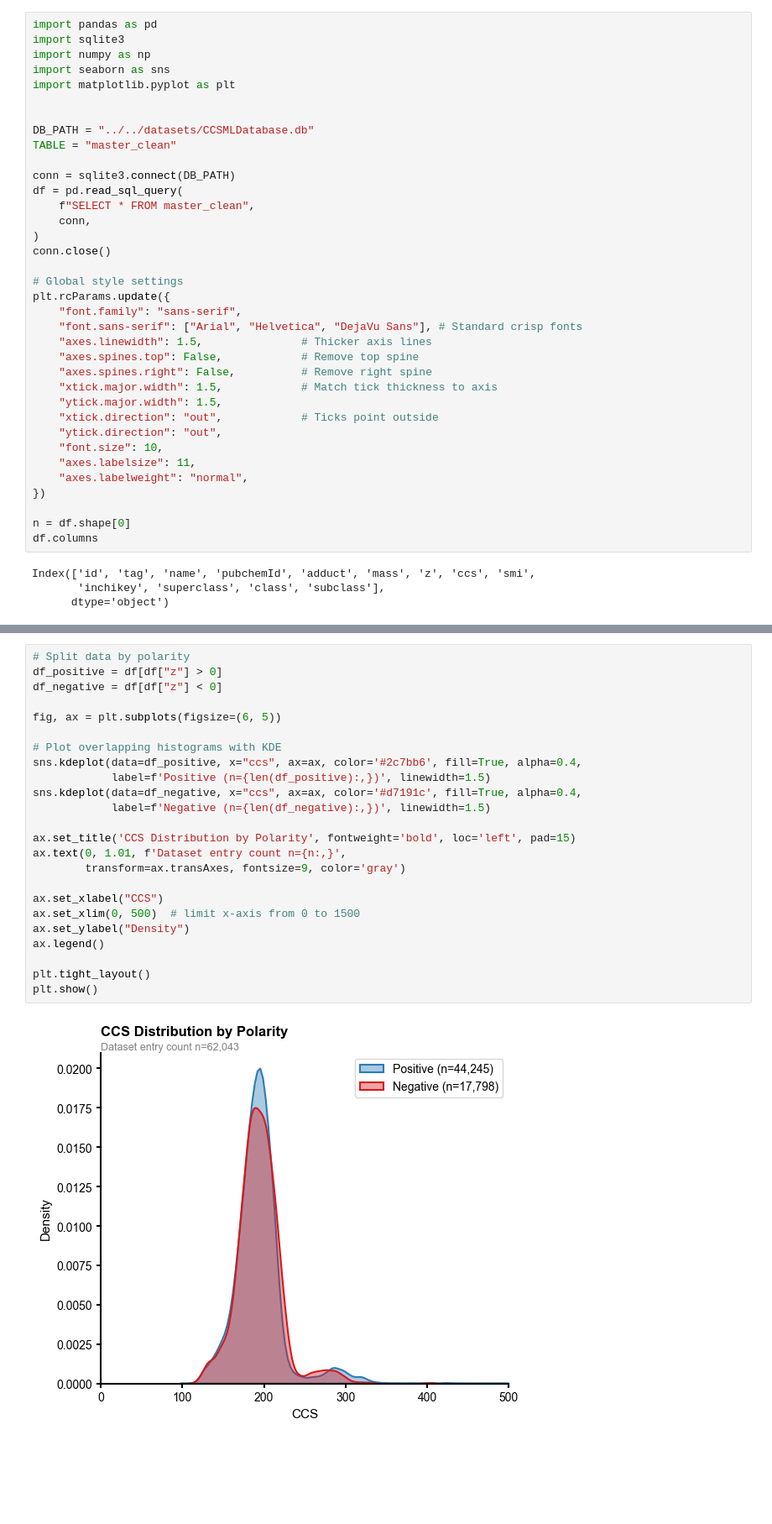
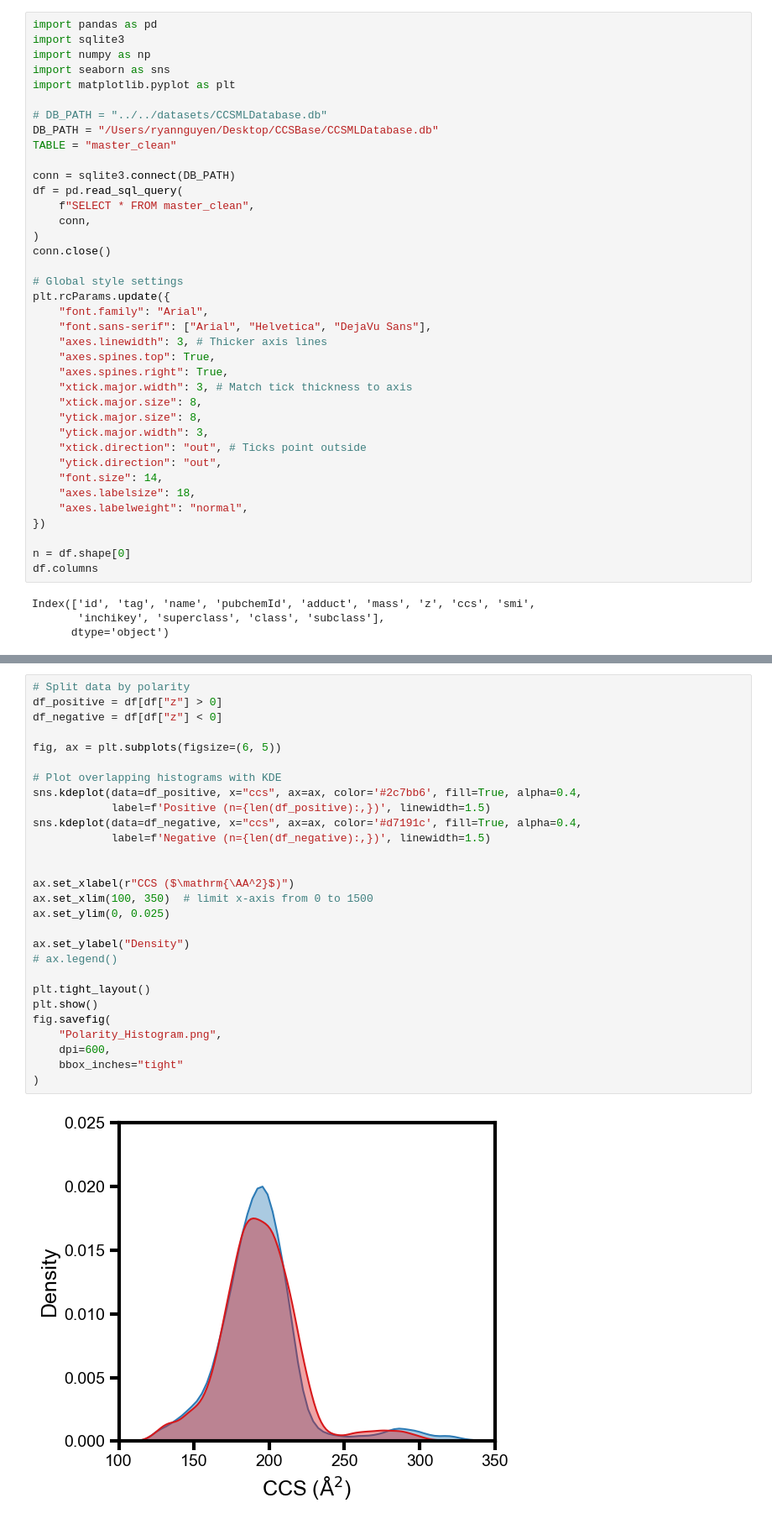
Before and after one commit to abant07/ccsbase2, a Jupyter notebook: analysis/compiled dataset analysis/charge_state_analysis.ipynb, the cells around one changed output, grey strips where cells are left out. Shown at 84% size. Drawn from its saved outputs; the diff is of its cells as text; blank space fills up the shorter version.

```diff
--- a/analysis/compiled dataset analysis/charge_state_analysis.ipynb
+++ b/analysis/compiled dataset analysis/charge_state_analysis.ipynb
@@ -5,8 +7,8 @@ import numpy as np
 import seaborn as sns
 import matplotlib.pyplot as plt
 
-
-DB_PATH = "../../datasets/CCSMLDatabase.db"
+# DB_PATH = "../../datasets/CCSMLDatabase.db"
+DB_PATH = "/Users/ryannguyen/Desktop/CCSBase/CCSMLDatabase.db"
 TABLE = "master_clean"
 
 conn = sqlite3.connect(DB_PATH)
@@ -18,17 +20,19 @@ conn.close()
 
 # Global style settings
 plt.rcParams.update({
-    "font.family": "sans-serif",
-    "font.sans-serif": ["Arial", "Helvetica", "DejaVu Sans"], # Standard crisp fonts
-    "axes.linewidth": 1.5,               # Thicker axis lines
-    "axes.spines.top": False,            # Remove top spine
-    "axes.spines.right": False,          # Remove right spine
-    "xtick.major.width": 1.5,            # Match tick thickness to axis
-    "ytick.major.width": 1.5,
-    "xtick.direction": "out",            # Ticks point outside
+    "font.family": "Arial",
+    "font.sans-serif": ["Arial", "Helvetica", "DejaVu Sans"],
+    "axes.linewidth": 3, # Thicker axis lines
+    "axes.spines.top": True,
+    "axes.spines.right": True,
+    "xtick.major.width": 3, # Match tick thickness to axis
+    "xtick.major.size": 8,
+    "ytick.major.size": 8,
+    "ytick.major.width": 3,
+    "xtick.direction": "out", # Ticks point outside
     "ytick.direction": "out",
-    "font.size": 10,
-    "axes.labelsize": 11,
+    "font.size": 14,
+    "axes.labelsize": 18,
     "axes.labelweight": "normal",
 })
 
@@ -67,26 +47,30 @@ Text(0.5, 0, 'Charge State')
 # %%
 # Split data by polarity
 df_positive = df[df["z"] > 0]
 df_negative = df[df["z"] < 0]
 
 fig, ax = plt.subplots(figsize=(6, 5))
 
 # Plot overlapping histograms with KDE
 sns.kdeplot(data=df_positive, x="ccs", ax=ax, color='#2c7bb6', fill=True, alpha=0.4,
             label=f'Positive (n={len(df_positive):,})', linewidth=1.5)
 sns.kdeplot(data=df_negative, x="ccs", ax=ax, color='#d7191c', fill=True, alpha=0.4,
             label=f'Negative (n={len(df_negative):,})', linewidth=1.5)
 
-ax.set_title('CCS Distribution by Polarity', fontweight='bold', loc='left', pad=15)
-ax.text(0, 1.01, f'Dataset entry count n={n:,}',
-        transform=ax.transAxes, fontsize=9, color='gray')
 
-ax.set_xlabel("CCS")
-ax.set_xlim(0, 500)  # limit x-axis from 0 to 1500
+ax.set_xlabel(r"CCS ($\mathrm{\AA^2}$)")
+ax.set_xlim(100, 350)  # limit x-axis from 0 to 1500
+ax.set_ylim(0, 0.025)
+
 ax.set_ylabel("Density")
-ax.legend()
+# ax.legend()
 
 plt.tight_layout()
 plt.show()
+fig.savefig(
+    "Polarity_Histogram.png",
+    dpi=600,
+    bbox_inches="tight"
+)
 # %% [output]
-[figure, old version]
+[figure, new version]
```
Also changed, not shown: parts of 6 cells of this notebook, 8 other files.
